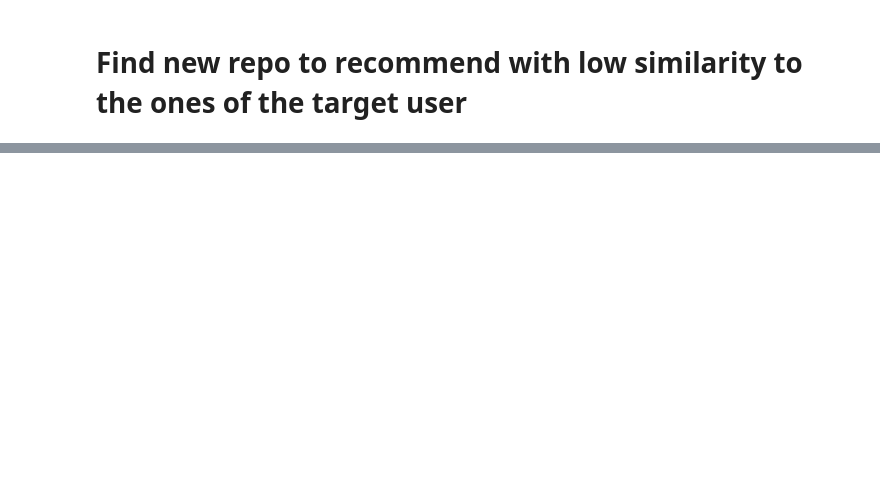
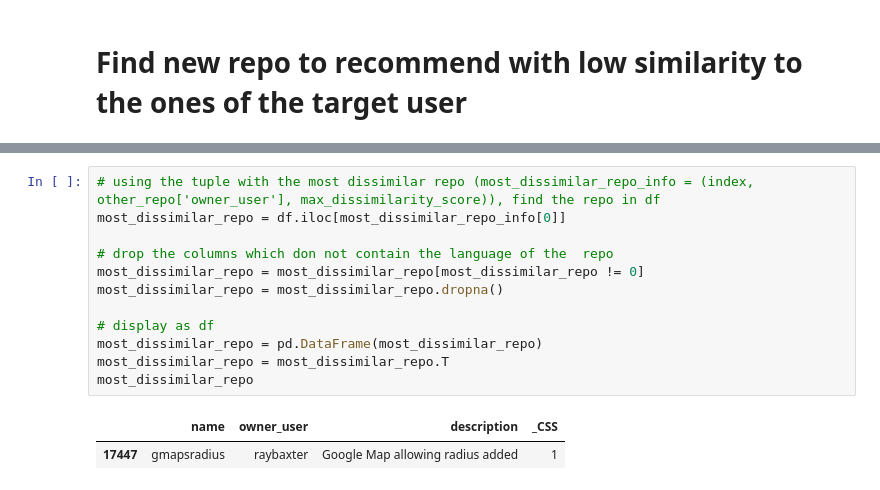
Before and after one commit to RecandChat/CodeCompass, a Jupyter notebook: monkelib/models/modelling_differentiating_repos.ipynb, the cells around one changed output, grey strips where cells are left out. Drawn from its saved outputs; the diff is of its cells as text; blank space fills up the shorter version.

```diff
--- a/monkelib/models/modelling_differentiating_repos.ipynb
+++ b/monkelib/models/modelling_differentiating_repos.ipynb
@@ -158,0 +263,15 @@ vectors[target_user]
+# %%
+# using the tuple with the most dissimilar repo (most_dissimilar_repo_info = (index, other_repo['owner_user'], max_dissimilarity_score)), find the repo in df
+most_dissimilar_repo = df.iloc[most_dissimilar_repo_info[0]]
+
+# drop the columns which don not contain the language of the  repo
+most_dissimilar_repo = most_dissimilar_repo[most_dissimilar_repo != 0]
+most_dissimilar_repo = most_dissimilar_repo.dropna()
+
+# display as df
+most_dissimilar_repo = pd.DataFrame(most_dissimilar_repo)
+most_dissimilar_repo = most_dissimilar_repo.T
+most_dissimilar_repo
+# %% [output]
+|  | name | owner_user | description | _CSS |
+| 17447 | gmapsradius | raybaxter | Google Map allowing radius added | 1 |
```
Also changed, not shown: parts of 8 cells of this notebook.
